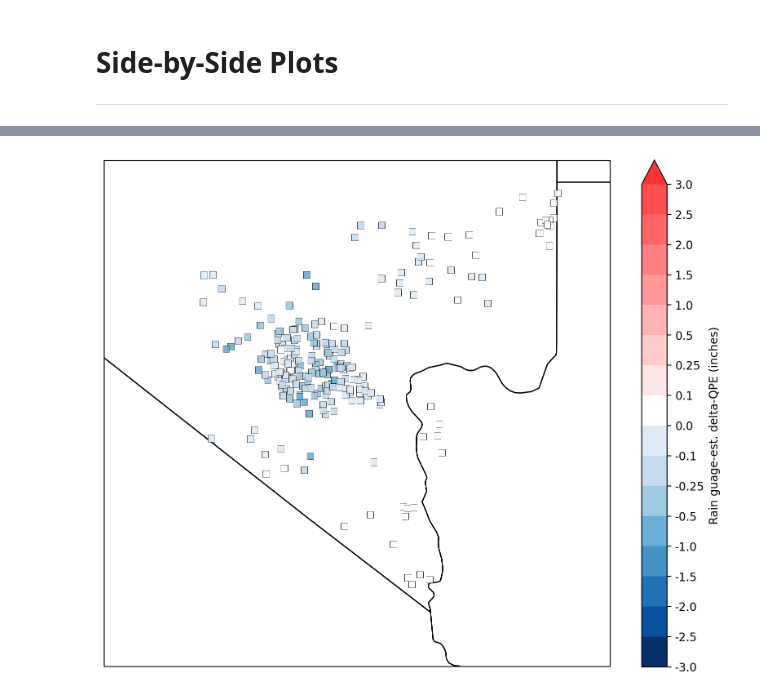
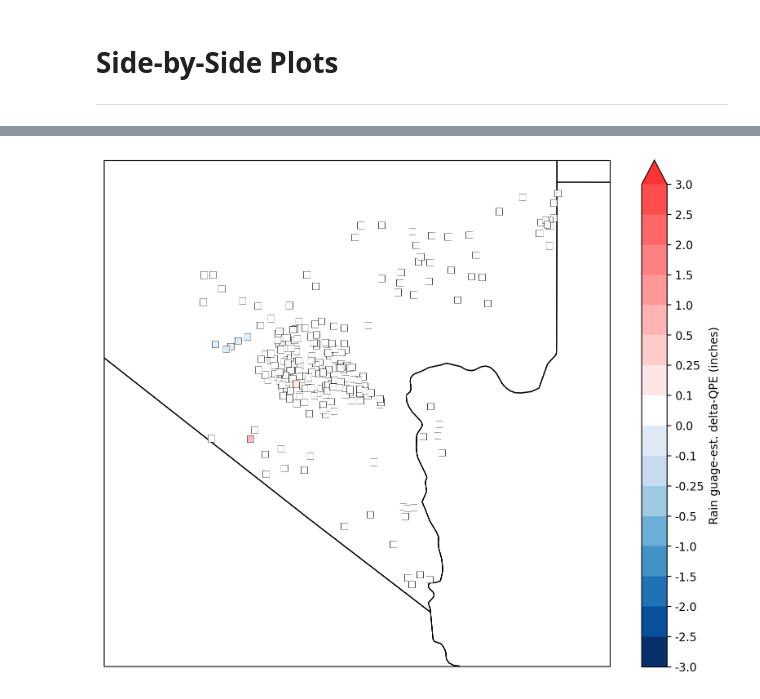
Before and after one commit to leharris3/ccrfcd-gauge-grids, a Jupyter notebook: _ccrfcd_test.ipynb, the cells around one changed output, grey strips where cells are left out. Cells and saved outputs as stored; diff of their text form; code cells hidden in the pictures.

Commit message:
add stats client/rm files

```diff
--- a/_ccrfcd_test.ipynb
+++ b/_ccrfcd_test.ipynb
@@ -9,8 +9,8 @@ from src.utils.ccrfcd.gridded_products import CCRFCDGriddedProducts, Location
 
 
 gp           = CCRFCDGriddedProducts()
-t0           = datetime(year=2024, month=7, day=13, hour=15)
-t0_1         = datetime(year=2024, month=7, day=14, hour=3)
+t0           = datetime(year=2023, month=8, day=21, hour=6)
+t0_1         = datetime(year=2023, month=8, day=21, hour=7)
 gpe_raw_vals = gp._fetch_all_gauge_qpe(t0, t0_1)
 # %% [markdown]
 # Side-by-Side Plots
@@ -131,5 +133,4 @@ from src.mrms_qpe.fetch_mrms_qpe import MRMSQPEClient
 client = MRMSQPEClient()
 
 # PDT (UTC -7) -> UTC
-t1   = datetime(year=2024, month=7, day=14, hour=9)
-xarr = client.fetch_radar_only_qpe_12hr(end_time=t1)
+xarr = client.fetch_radar_only_qpe_1hr(end_time=t0_1, time_zone="PDT")
@@ -266,6 +269,8 @@ def get_gauge_mrms_deltas(gpe_raw_vals: List[dict], xarr: xarray.Dataset) -> Lis
 
         deltas.append({
             "station_id": station_id,
+            "mrms_qpe": mrms_qpe,
+            "gauge_qpe": gauge_qpe,
             "delta_qpe": delta_qpe,
             "lat": lats[i],
             "lon": lons[i],
@@ -321,31 +326,31 @@ def plot_delta_ccrfcd(gp: CCRFCDGriddedProducts, deltas: List[dict], dpi=200) ->
 
     sc = ax.scatter(
         g_lons,
         g_lats,
         c=g_vals,
         cmap=cmap,
         norm=norm,
         edgecolors="black",
         linewidths=0.30,
         s=35,
         alpha=.90,
         marker='s',
         transform=ccrs.PlateCarree(),
         zorder=5
     )
 
     sm = plt.cm.ScalarMappable(cmap=cmap, norm=norm)
     sm.set_array([])
 
     cbar = plt.colorbar(sm, ax=ax, orientation='vertical', shrink=0.806, pad=0.05)
     cbar.set_label('Rain guage-est. delta-QPE (inches)')
     cbar.set_ticks(boundaries)
     cbar.set_ticklabels([str(b) for b in boundaries])
 
     plt.show()
 
 
 deltas = get_gauge_mrms_deltas(gpe_raw_vals, xarr)
 plot_delta_ccrfcd(gp, deltas)
 # %% [output]
-[figure, old version]
+[figure, new version]
```
Also changed, not shown: parts of 11 cells of this notebook, 32 other files.
